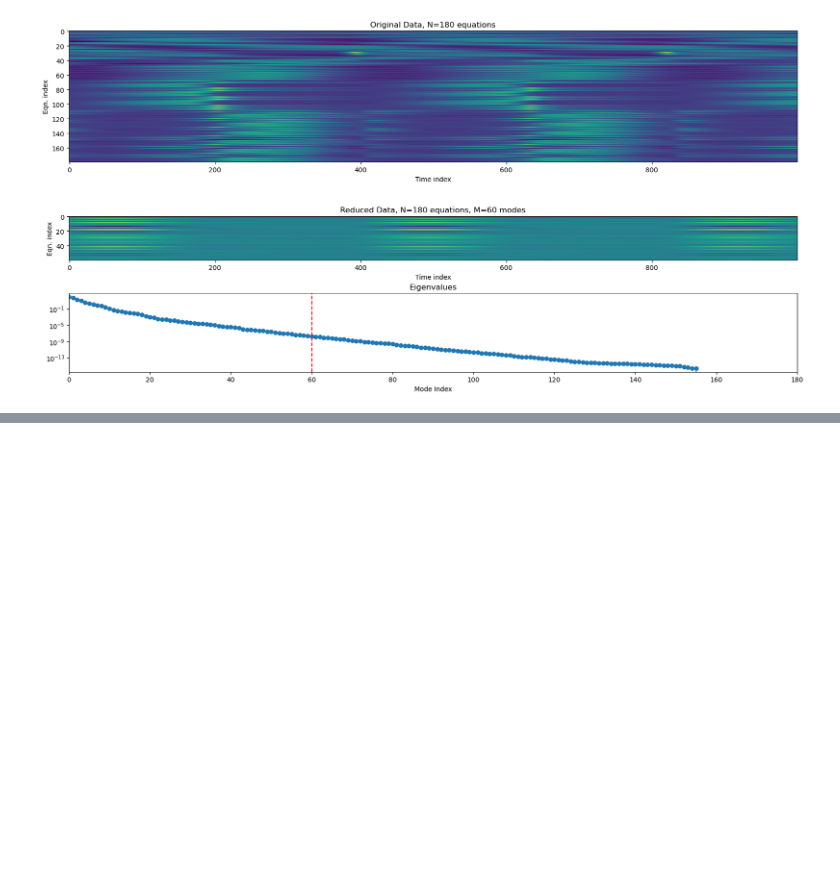
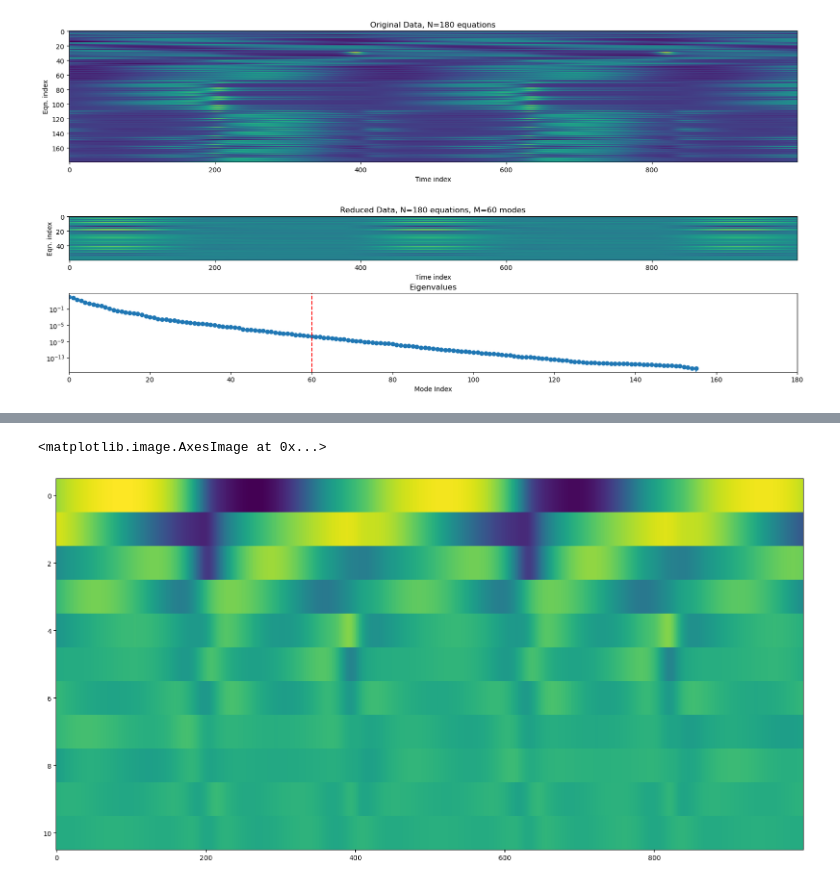
Before and after one commit to ericcanton/pk_pd_sims, a Jupyter notebook: kim_forger/fourier_pca.ipynb, the cells around one changed output, grey strips where cells are left out. Saved outputs shown, nothing was run; the diff lists cells and outputs as text; code cells hidden in the pictures; blank space fills up the shorter version.

```diff
--- a/kim_forger/fourier_pca.ipynb
+++ b/kim_forger/fourier_pca.ipynb
@@ -126,0 +191,6 @@ ax[plots[2]].axvline(num_modes_to_keep, color="red", linestyle="--")
+# %%
+plt.figure(figsize=(20, 10))
+plt.imshow(y_reduced_2, aspect='auto', cmap='viridis', interpolation='none')
+# %% [output]
+<matplotlib.image.AxesImage at 0x...>
+[figure, added]
```
Also changed, not shown: parts of 12 cells of this notebook.
